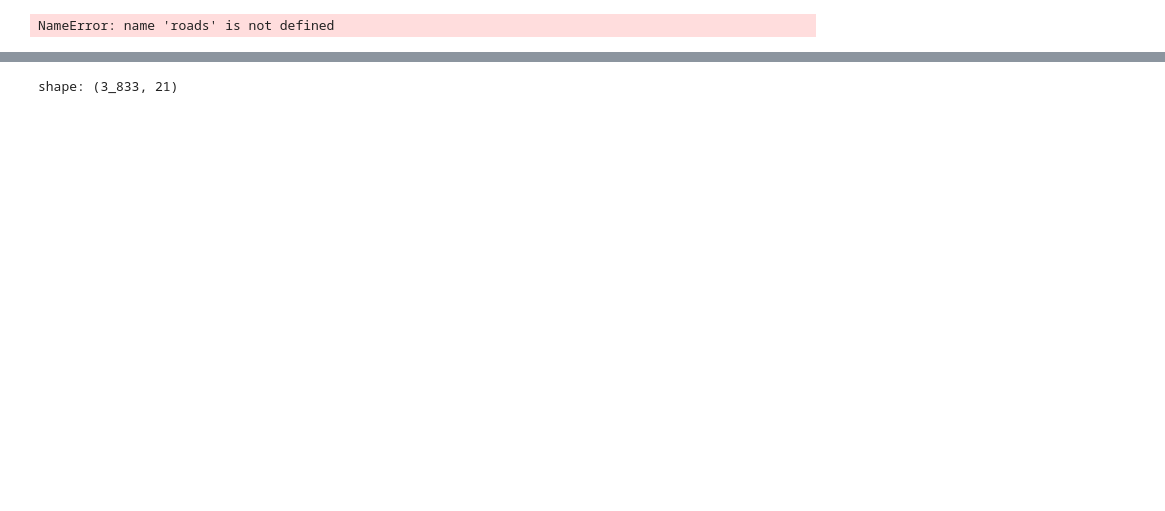
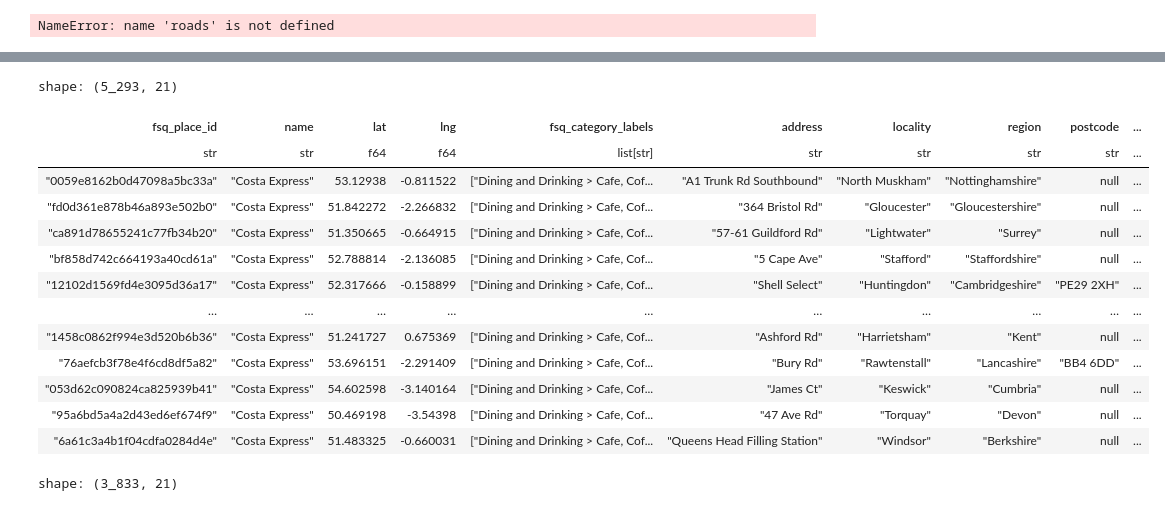
Before and after one commit to GeographicDataService/RetailCentres2026_Unified, a Jupyter notebook: Boundaries/notebooks/testpoifilters.ipynb, the cells around one changed output, grey strips where cells are left out. Drawn from its saved outputs; the diff is of its cells as text; code cells hidden in the pictures; blank space fills up the shorter version.

```diff
--- a/Boundaries/notebooks/testpoifilters.ipynb
+++ b/Boundaries/notebooks/testpoifilters.ipynb
@@ -942,5 +968,22 @@ foreign_indicator = (
 # Apply the filter
 non_uk = foursquare_filtnew.filter(foreign_indicator & ~has_postcode)
 # %%
-#find all with name "Costa"
-costa_expresses = foursquare_filtnew.filter(pl.col("name").str.contains("Costa Express"))
+# find all with name containing "Costa" (case-insensitive, matches "Costa", "Costa Express", etc.)
+costa_expresses = foursquare_filtnew.filter( pl.col("name").str.contains(r"(?i)costa", literal=False) & pl.col("name").str.contains(r"(?i)express", literal=False) )
+# %%
+costa_expresses
+# %% [output]
+shape: (5_293, 21)
+| fsq_place_id | name | lat | lng | fsq_category_labels | address | locality | region | postcode | ... |
+| str | str | f64 | f64 | list[str] | str | str | str | str | ... |
+| "0059e8162b0d47098a5bc33a" | "Costa Express" | 53.12938 | -0.811522 | ["Dining and Drinking > Cafe, Cof... | "A1 Trunk Rd Southbound" | "North Muskham" | "Nottinghamshire" | null | ... |
+| "fd0d361e878b46a893e502b0" | "Costa Express" | 51.842272 | -2.266832 | ["Dining and Drinking > Cafe, Cof... | "364 Bristol Rd" | "Gloucester" | "Gloucestershire" | null | ... |
+| "ca891d78655241c77fb34b20" | "Costa Express" | 51.350665 | -0.664915 | ["Dining and Drinking > Cafe, Cof... | "57-61 Guildford Rd" | "Lightwater" | "Surrey" | null | ... |
+| "bf858d742c664193a40cd61a" | "Costa Express" | 52.788814 | -2.136085 | ["Dining and Drinking > Cafe, Cof... | "5 Cape Ave" | "Stafford" | "Staffordshire" | null | ... |
+| "12102d1569fd4e3095d36a17" | "Costa Express" | 52.317666 | -0.158899 | ["Dining and Drinking > Cafe, Cof... | "Shell Select" | "Huntingdon" | "Cambridgeshire" | "PE29 2XH" | ... |
+| … | … | … | … | … | … | … | … | … | ... |
+| "1458c0862f994e3d520b6b36" | "Costa Express" | 51.241727 | 0.675369 | ["Dining and Drinking > Cafe, Cof... | "Ashford Rd" | "Harrietsham" | "Kent" | null | ... |
+| "76aefcb3f78e4f6cd8df5a82" | "Costa Express" | 53.696151 | -2.291409 | ["Dining and Drinking > Cafe, Cof... | "Bury Rd" | "Rawtenstall" | "Lancashire" | "BB4 6DD" | ... |
+| "053d62c090824ca825939b41" | "Costa Express" | 54.602598 | -3.140164 | ["Dining and Drinking > Cafe, Cof... | "James Ct" | "Keswick" | "Cumbria" | null | ... |
+| "95a6bd5a4a2d43ed6ef674f9" | "Costa Express" | 50.469198 | -3.54398 | ["Dining and Drinking > Cafe, Cof... | "47 Ave Rd" | "Torquay" | "Devon" | null | ... |
+| "6a61c3a4b1f04cdfa0284d4e" | "Costa Express" | 51.483325 | -0.660031 | ["Dining and Drinking > Cafe, Cof... | "Queens Head Filling Station" | "Windsor" | "Berkshire" | null | ... |
```
Also changed, not shown: parts of 16 cells of this notebook, 6 other files.
